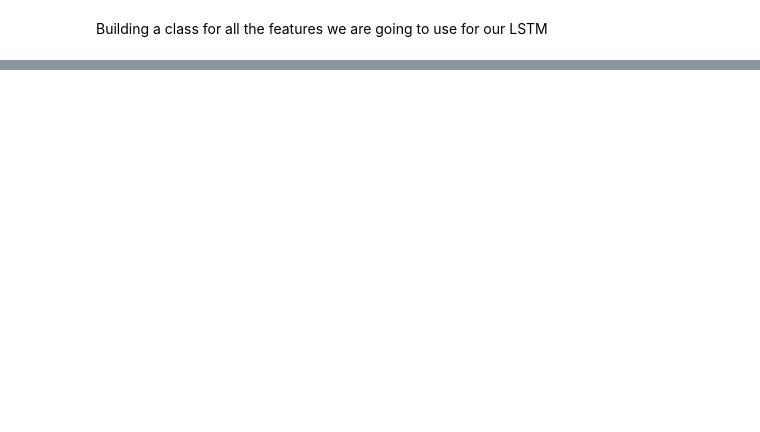
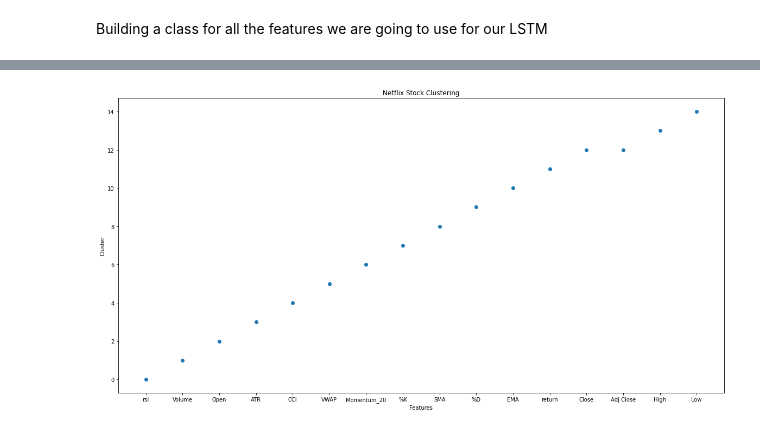
Before and after one commit to bavin342/Data-Science, a Jupyter notebook: CQF_LSTM_Project.ipynb, the cells around one changed output, grey strips where cells are left out. Saved outputs shown, nothing was run; the diff lists cells and outputs as text; code cells hidden in the pictures; blank space fills up the shorter version.

```diff
--- a/CQF_LSTM_Project.ipynb
+++ b/CQF_LSTM_Project.ipynb
@@ -170,0 +341,7 @@ display(df),plot_df(df,'Date', 'Close')
+# %%
+# Manipulate dataframe: drop and resample
+daily_stock = features.resample('M').last()
+daily_stock = daily_stock.T
+
+# Check output
+daily_stock.head()
@@ -170,0 +358,9 @@ display(df),plot_df(df,'Date', 'Close')
+# %%
+# Normalize and fit the model
+pipe = Pipeline([("normalization", MinMaxScaler()), ("cluster", KMeans(n_clusters=16))])
+# %%
+# Fit Model
+pipe.fit(daily_stock)
+
+# Assign Label
+labels = pipe.predict(daily_stock)
@@ -170,0 +376,7 @@ display(df),plot_df(df,'Date', 'Close')
+# %%
+df2 = pd.DataFrame({ 'Clusters': labels,
+                      'Features': indicators}
+                      ).sort_values(by=['Clusters'], axis=0)
+
+cluster_df = df2.reset_index(drop=True)
+cluster_df
@@ -170,0 +401,8 @@ display(df),plot_df(df,'Date', 'Close')
+# %%
+plt.figure(figsize=(20,10))
+plt.scatter(cluster_df.Features, cluster_df.Clusters)
+plt.xlabel('Features')
+plt.ylabel('Cluster')
+plt.title('Netflix Stock Clustering');
+# %% [output]
+[figure, added]
```
Also changed, not shown: parts of 45 cells of this notebook.
